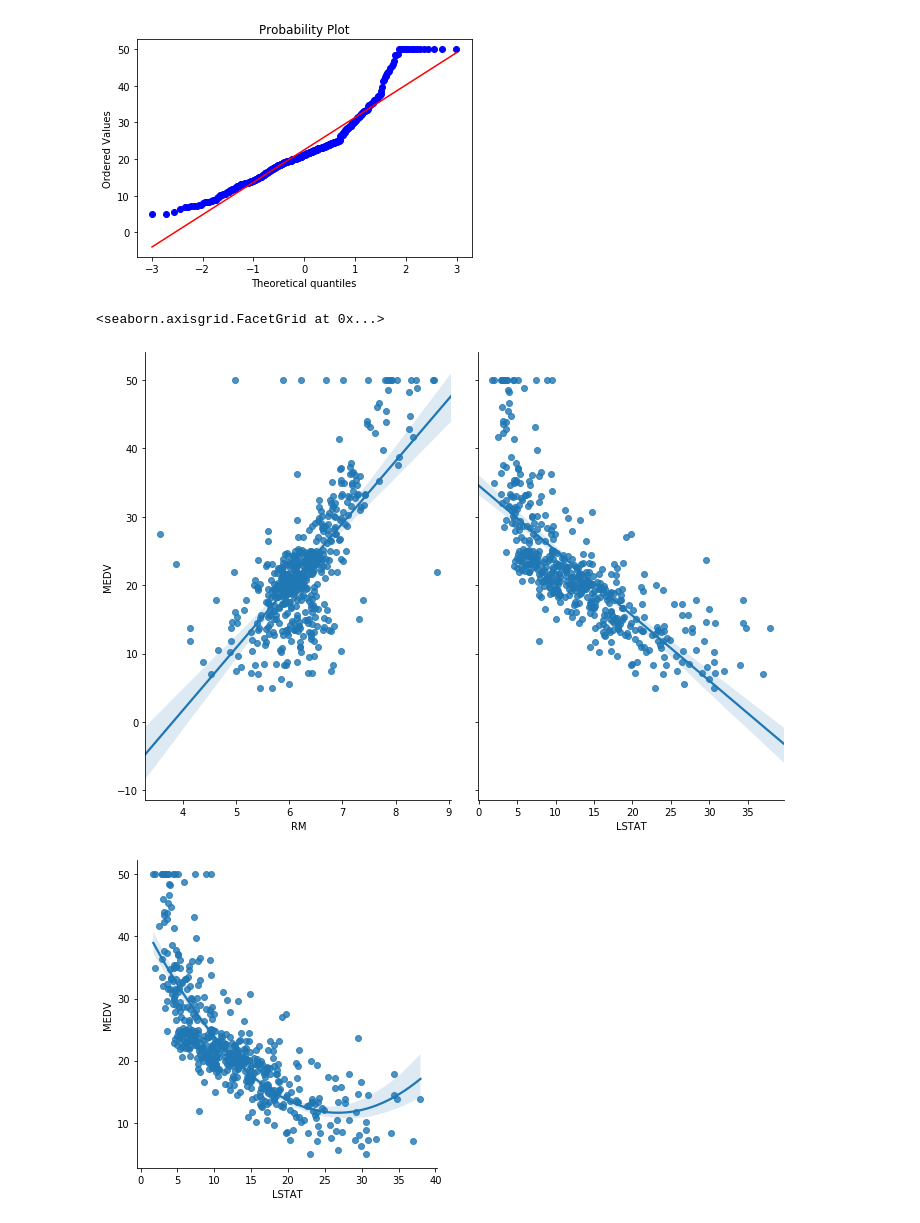
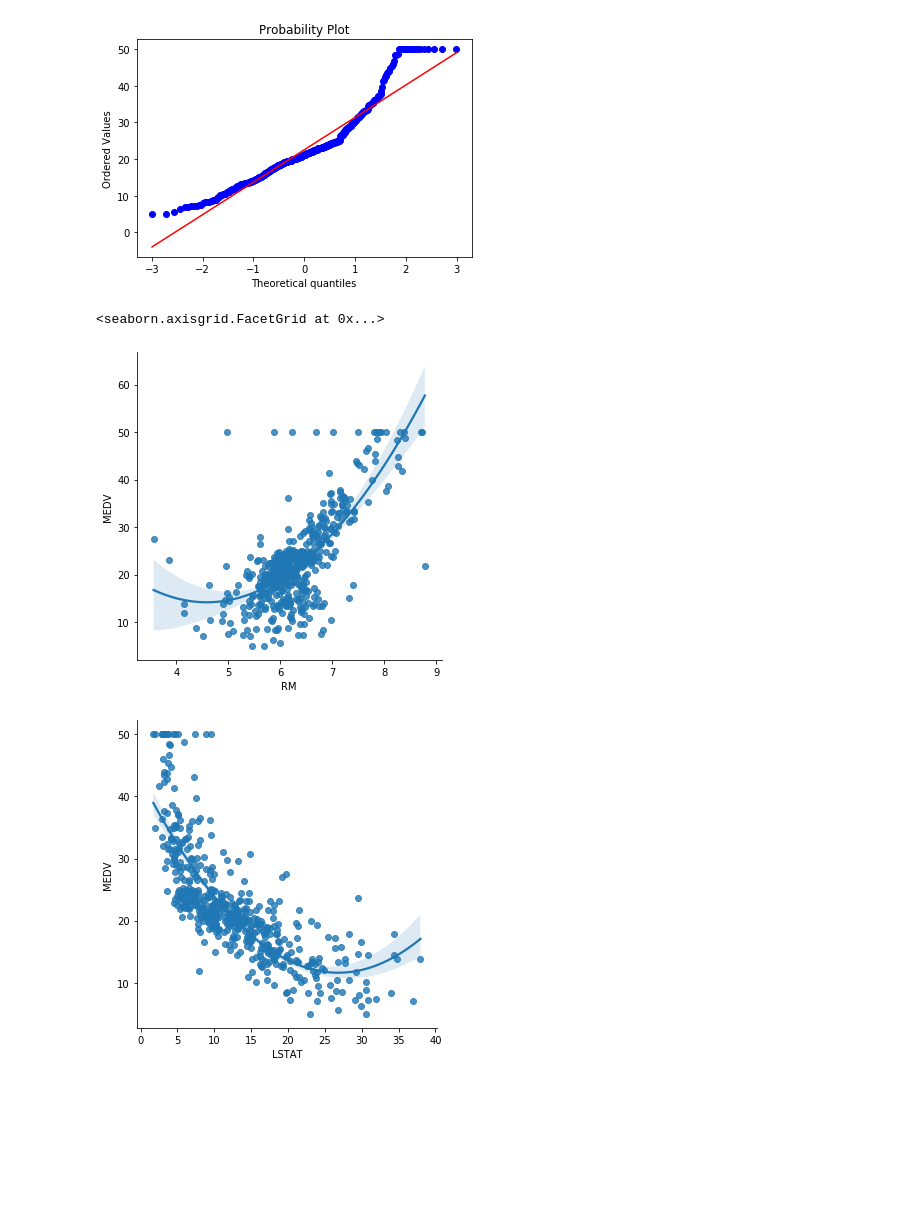
Before and after one commit to jstevenr/housing-price-regression, a Jupyter notebook: Boston_Housing.ipynb, the cells around one changed output. Saved outputs shown, nothing was run; the diff lists cells and outputs as text; code cells hidden in the pictures; blank space fills up the shorter version.

```diff
--- a/Boston_Housing.ipynb
+++ b/Boston_Housing.ipynb
@@ -99,13 +100,11 @@ res = stats.probplot(df['MEDV'], plot = plt)
 [figure]
 [figure]
 # %%
-sns.pairplot(df, x_vars = ['RM', 'LSTAT'], y_vars = 'MEDV', kind = 'reg', height = 7,
-            aspect = 0.7)
-
+sns.lmplot(x = "RM", y = "MEDV", data = df, order = 2, truncate = True)
 sns.lmplot(x = "LSTAT", y = "MEDV", data = df, order = 2, truncate = True)
 # %% [output]
 <seaborn.axisgrid.FacetGrid at 0x...>
-[figure, old version]
+[figure, new version]
 [figure]
 # %%
 from sklearn.model_selection import train_test_split, KFold, cross_val_score
```
Also changed, not shown: parts of 13 cells of this notebook, 1 other file.
